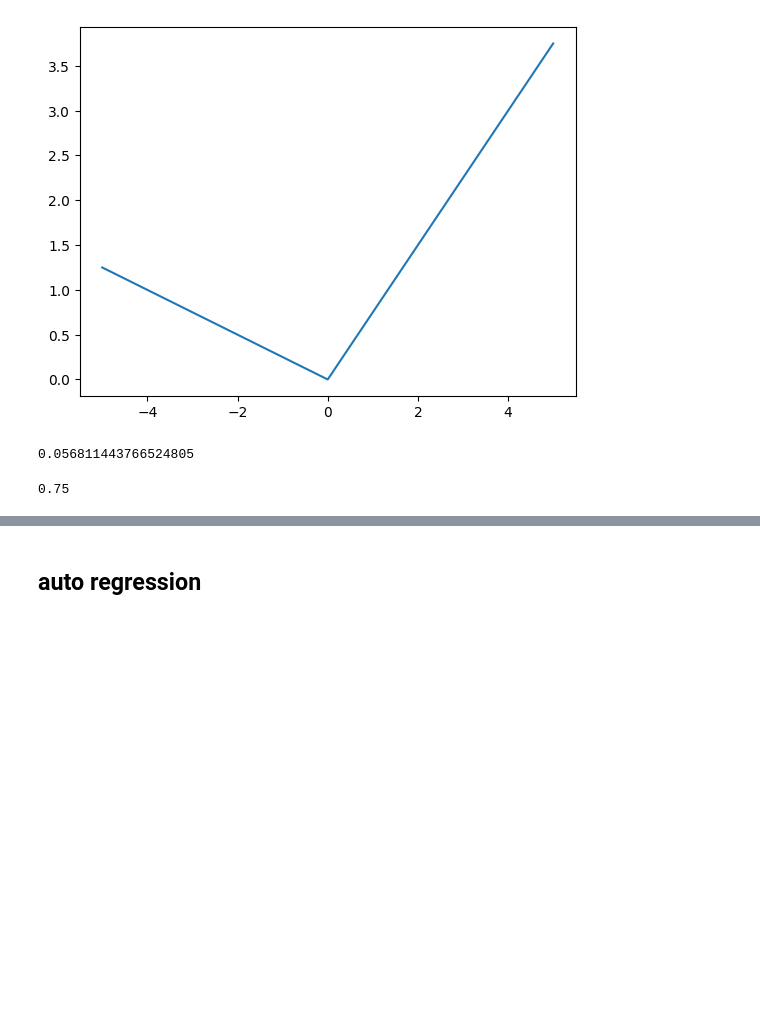
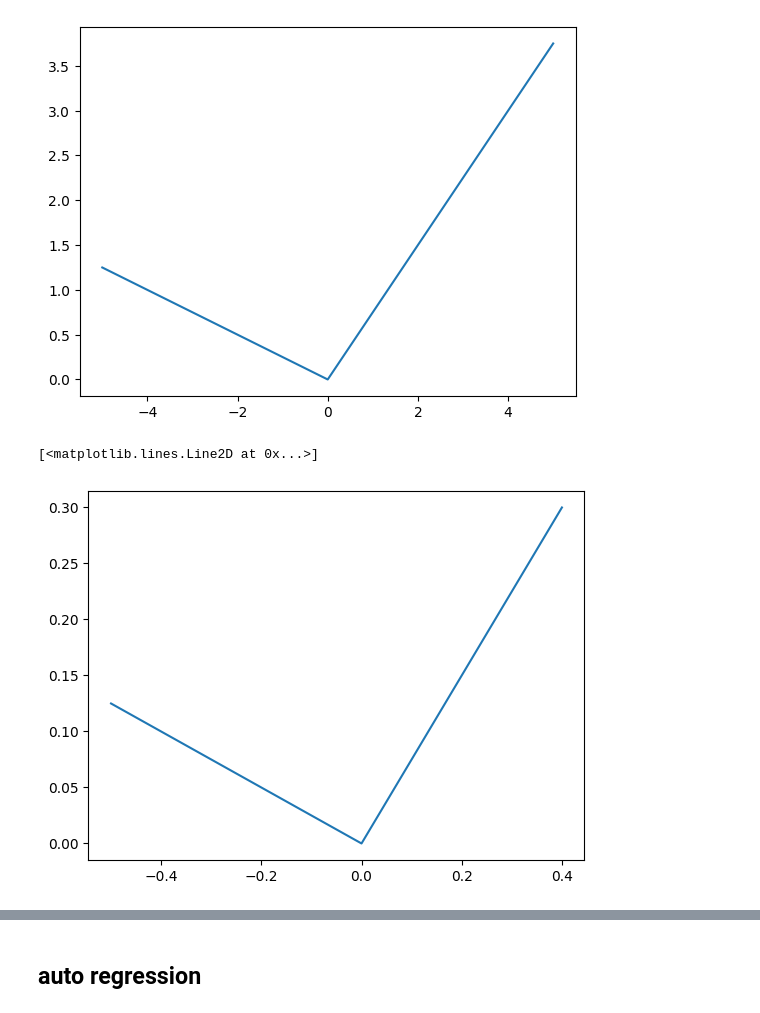
Before and after one commit to idlab-discover/wasm-operator, a Jupyter notebook: prediction/models/model1.ipynb, the cells around one changed output, grey strips where cells are left out. Cells and saved outputs as stored; diff of their text form; code cells hidden in the pictures; blank space fills up the shorter version.

```diff
--- a/prediction/models/model1.ipynb
+++ b/prediction/models/model1.ipynb
@@ -160,11 +155,13 @@ plt.plot(x,y)
 # %% [output]
 [<matplotlib.lines.Line2D at 0x...>]
 [figure]
-# %%
-pinball_loss(0,5.2117485916887-5.136,0.25)
-# %% [output]
-0.056811443766524805
-# %%
-pinball_loss(0,1,0.25)
-# %% [output]
-0.75
+# %%
+alpha = 0.25
+x = np.concatenate([np.arange(-0.5,0,0.1), np.arange(0,0.5,0.1)])
+y = [pinball_loss(0,i,alpha) for  i in x]
+#plt.xticks(np.arange(-1,1,0.25))
+
+plt.plot(x,y)
+# %% [output]
+[<matplotlib.lines.Line2D at 0x...>]
+[figure, added]
```
Also changed, not shown: parts of 61 cells of this notebook.
